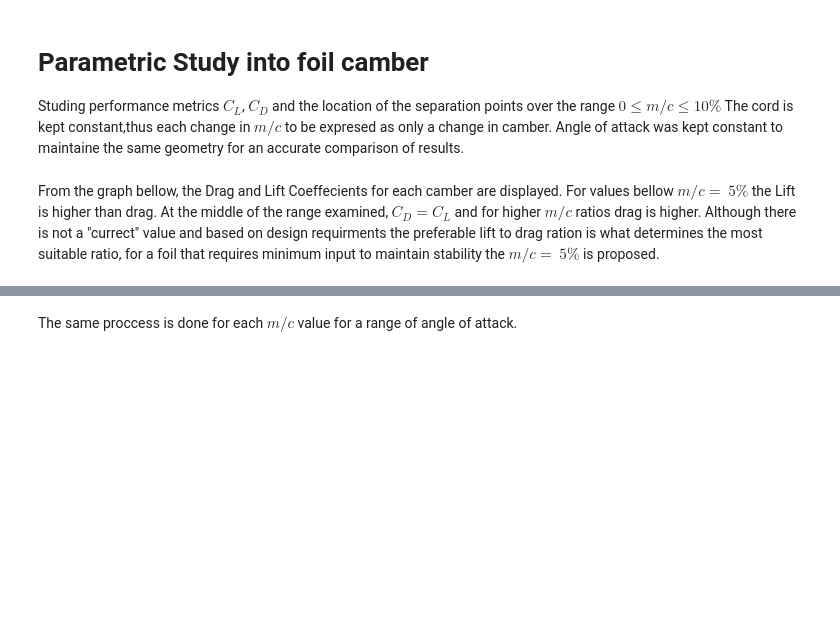
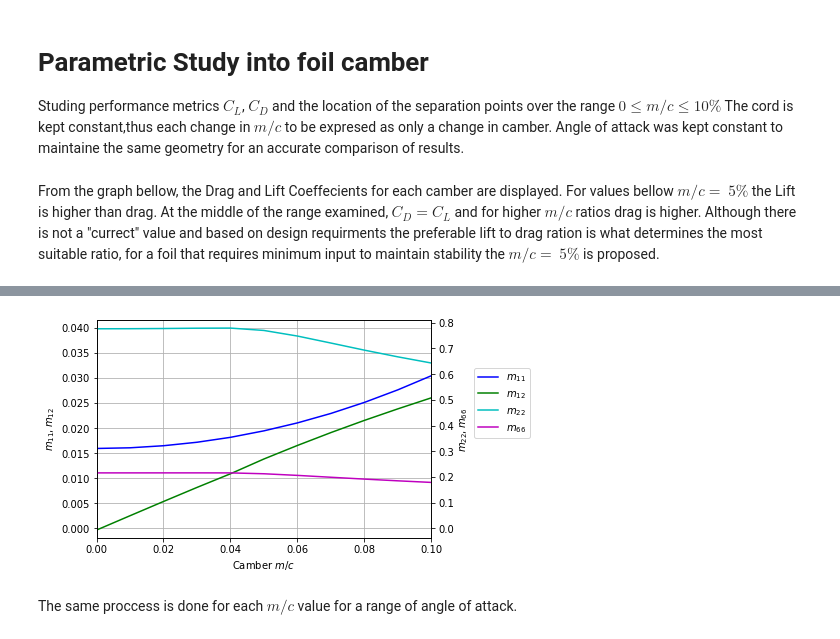
Before and after one commit to Papadopolous/MarineHydro, a Jupyter notebook: AssignmentReport2.ipynb, the cells around one changed output, grey strips where cells are left out. Saved outputs shown, nothing was run; the diff lists cells and outputs as text; code cells hidden in the pictures; blank space fills up the shorter version.

```diff
--- a/AssignmentReport2.ipynb
+++ b/AssignmentReport2.ipynb
@@ -825,5 +821,51 @@ plt_coef_m_c(np.deg2rad(5))
 [figure]
 [figure]
+# %%
+@np.vectorize
+def naca4_added_mass(m_c):
+    foil = make_naca4(N=N, m=m_c)
+    m11, m12, m22, m66 = added_mass(foil)
+    return m11, m12, m22, m66
+
+m11_list, m12_list, m22_list, m66_list = naca4_added_mass(m_c)
+# %%
+def align_yaxis(ax1, v1, ax2, v2):
+    """Align zeros of the two axes, zooming them out by same ratio
+    Source: Pietro Battiston, https://stackoverflow.com/questions/10481990/matplotlib-axis-with-two-scales-shared-origin
+    """
+    axes = np.array([ax1, ax2])
+    extrema = np.array([ax.get_ylim() for ax in axes])
+    tops = extrema[:,1] / (extrema[:,1] - extrema[:,0])
+    # Ensure that plots (intervals) are ordered bottom to top:
+    if tops[0] > tops[1]:
+        axes, extrema, tops = [a[::-1] for a in (axes, extrema, tops)]
+
+    # How much would the plot overflow if we kept current zoom levels?
+    tot_span = tops[1] + 1 - tops[0]
+
+    extrema[0,1] = extrema[0,0] + tot_span * (extrema[0,1] - extrema[0,0])
+    extrema[1,0] = extrema[1,1] + tot_span * (extrema[1,0] - extrema[1,1])
+    [axes[i].set_ylim(*extrema[i]) for i in range(2)]
+
+
+fig, ax1 = plt.subplots()
+ax1.set_ylabel(r'$m_{11}, m_{12}$')
+ax1.set_xlabel(r'Camber $m/c$')
+ax1.set_xlim(0, max(m_c))
+
+ax1.grid()
+ax1.plot(m_c, m11_list, 'b', label='$m_{11}$')
+ax1.plot(m_c, m12_list, 'g', label='$m_{12}$')
+
+ax2 = ax1.twinx()
+ax2.set_ylabel(r'$m_{22}, m_{66}$')
+ax2.plot(m_c, m22_list, 'c', label='$m_{22}$')
+ax2.plot(m_c, m66_list, 'm', label='$m_{66}$')
+fig.legend(loc='best', bbox_to_anchor=(1.15, 0.75))
+align_yaxis(ax1, 0, ax2, 0)
+plt.show()
+# %% [output]
+[figure, added]
 # %% [markdown]
 The same proccess is done for each $m/c$ value for a range of angle of attack.
 # %%
```
Also changed, not shown: parts of 4 cells of this notebook.
